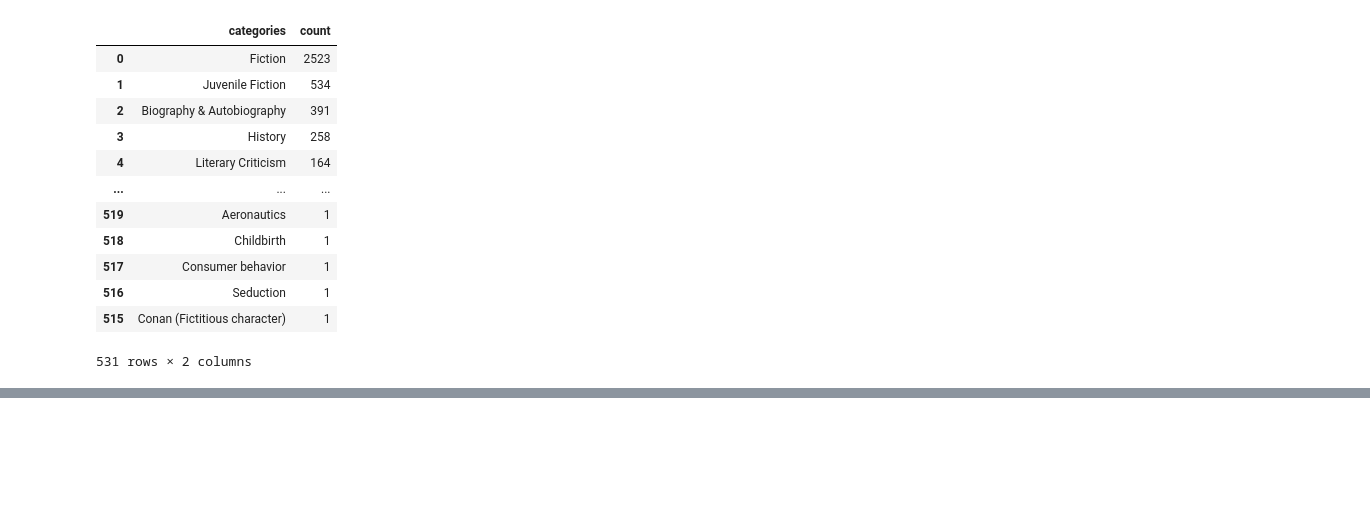
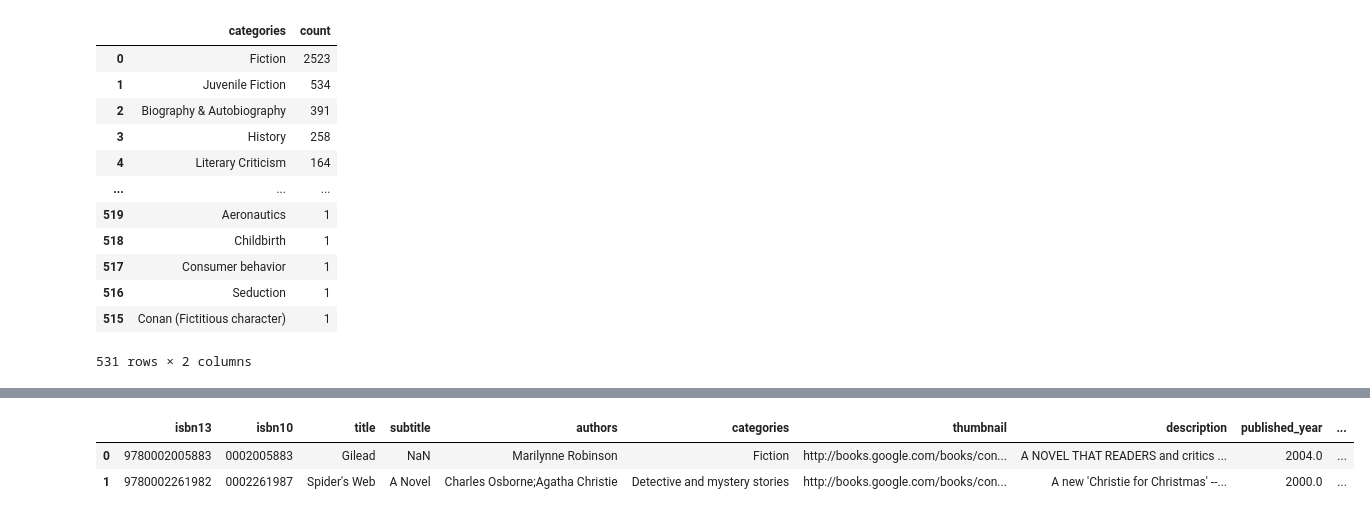
Before and after one commit to Radhakrishnan-sys/llm-book, a Jupyter notebook: main.ipynb, the cells around one changed output, grey strips where cells are left out. Cells and saved outputs as stored; diff of their text form; code cells hidden in the pictures; blank space fills up the shorter version.

```diff
--- a/main.ipynb
+++ b/main.ipynb
@@ -266,3 +261,5 @@ books_missing["categories"].value_counts().reset_index().sort_values("count", as
 | 516 | Seduction | 1 |
 | 515 | Conan (Fictitious character) | 1 |
 531 rows × 2 columns
+# %%
+books_missing["words_in_description"]= books_missing["description"].str.split().str.len()
@@ -268,0 +375,4 @@ books_missing["categories"].value_counts().reset_index().sort_values("count", as
+# %%
+books_missing_25_words= books_missing[books_missing["words_in_description"]>= 25]
+# %%
+books_missing_25_words["title and subtitles"] =(np.where(books_missing_25_words["subtitle"].isna(), books_missing_25_words["title"], books_missing_25_words[["title", "subtitle"]].astype(str).agg("; ".join, axis=1)))
@@ -268,0 +385,6 @@ books_missing["categories"].value_counts().reset_index().sort_values("count", as
+# %%
+books_missing_25_words.head(2)
+# %% [output]
+|  | isbn13 | isbn10 | title | subtitle | authors | categories | thumbnail | description | published_year | ... |
+| 0 | 9780002005883 | 0002005883 | Gilead | NaN | Marilynne Robinson | Fiction | http://books.google.com/books/con... | A NOVEL THAT READERS and critics ... | 2004.0 | ... |
+| 1 | 9780002261982 | 0002261987 | Spider's Web | A Novel | Charles Osborne;Agatha Christie | Detective and mystery stories | http://books.google.com/books/con... | A new 'Christie for Christmas' --... | 2000.0 | ... |
```
Also changed, not shown: parts of 16 cells of this notebook, 4 other files.
